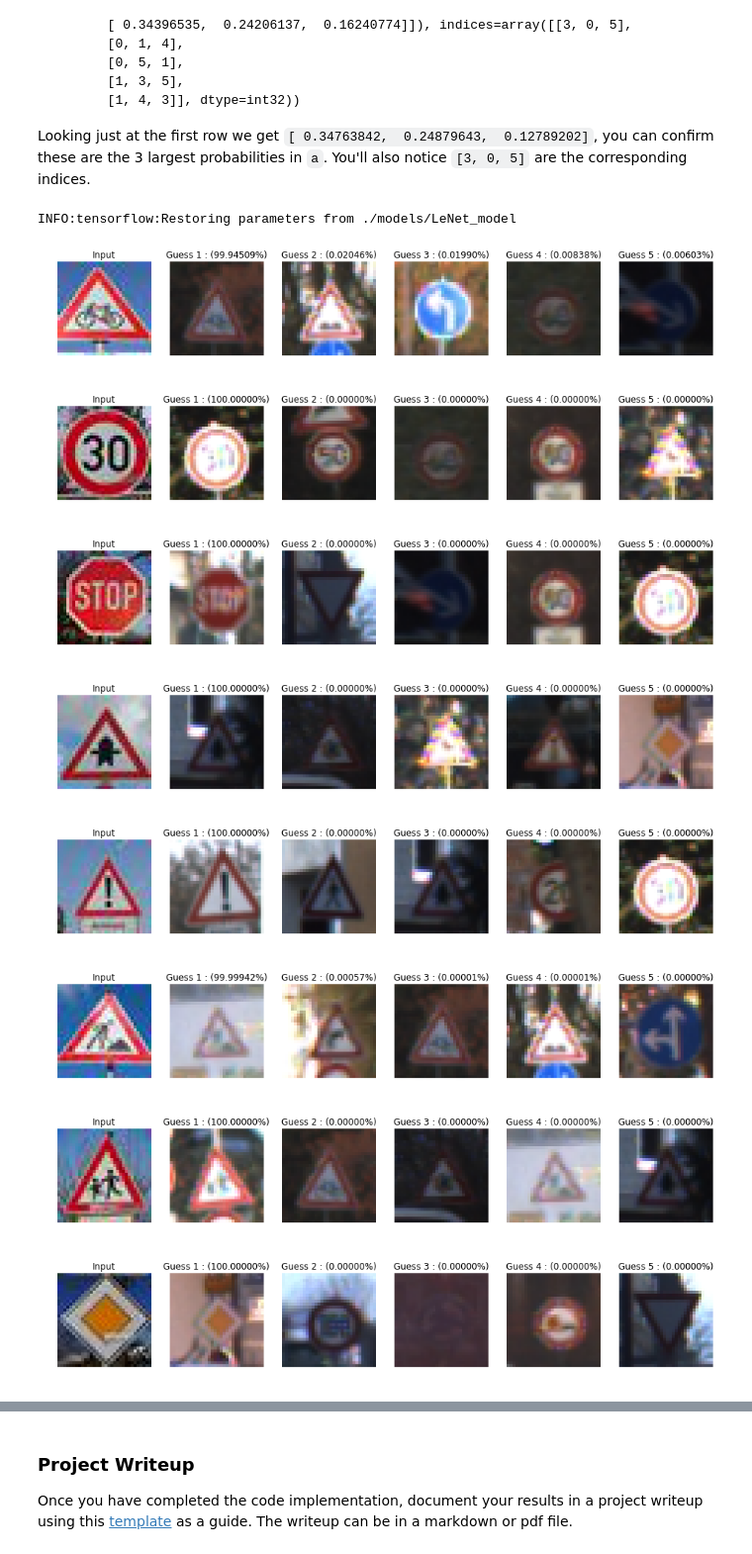
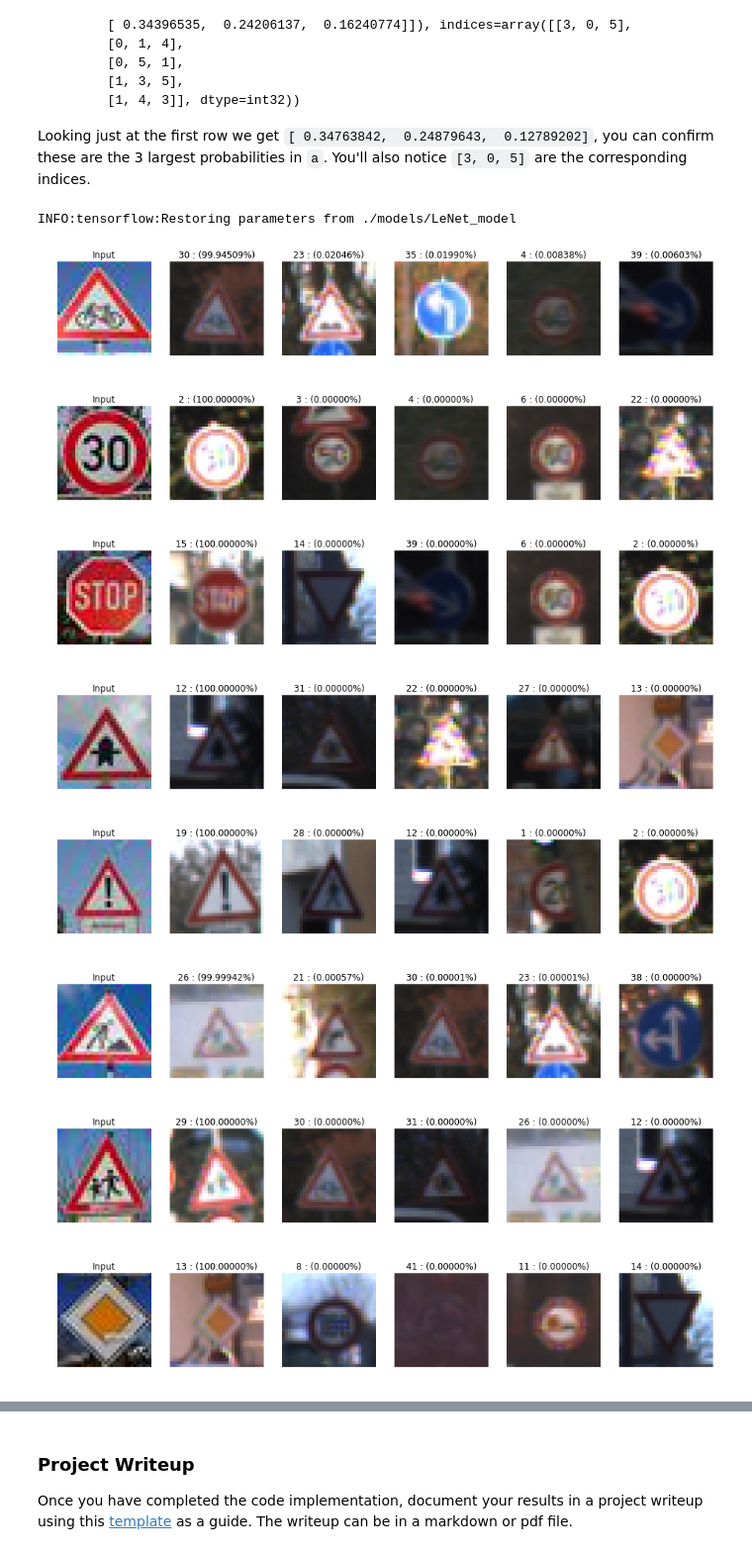
Before and after one commit to x327397818/UDC-Term1-project2, a Jupyter notebook: Traffic_Sign_Classifier.ipynb, the cells around one changed output, grey strips where cells are left out. Shown: that part at 99% size. Saved outputs shown, nothing was run; the diff lists cells and outputs as text; code cells hidden in the pictures.

```diff
--- a/Traffic_Sign_Classifier.ipynb
+++ b/Traffic_Sign_Classifier.ipynb
@@ -574,39 +611,40 @@ def plot_figures(figures, nrows = 1, ncols=1, labels=None):
         axs[index].imshow(figures[title], plt.gray())
         if(labels != None):
            axs[index].set_title(labels[index])
         else:
             axs[index].set_title(title)
 
         axs[index].set_axis_off()
 
 with tf.Session() as sess:
     sess.run(tf.global_variables_initializer())
     saver.restore(sess, ModelSave)
 
     my_top_k = sess.run(top_k, feed_dict={x: myimg_processed, keep_prob:1.0})
 
+    #print(my_top_k)
 
 
     for i in range(9):
         fig, axs = plt.subplots(1,6, figsize=(16, 16))
         axs = axs.ravel()
         axs[0].axis('off')
         axs[0].imshow(myimg[i])
         axs[0].set_title("Input")
 
         for j in range(k_size):
             axs[j+1].axis('off')
             axs[j+1].imshow(X_valid[np.argwhere(y_valid == my_top_k[1][i][j])[0]].squeeze())
-            axs[j+1].set_title('Guess {} : ({:.5f}%)'.format(j+1, 100*my_top_k[0][i][j]))
+            axs[j+1].set_title('{} : ({:.5f}%)'.format(my_top_k[1][i][j]+1, 100*my_top_k[0][i][j]))
 
         plt.show()
 # %% [output]
 INFO:tensorflow:Restoring parameters from ./models/LeNet_model
-[figure, old version]
+[figure, new version]
-[figure, old version]
+[figure, new version]
-[figure, old version]
+[figure, new version]
-[figure, old version]
+[figure, new version]
-[figure, old version]
+[figure, new version]
-[figure, old version]
+[figure, new version]
-[figure, old version]
+[figure, new version]
-[figure, old version]
+[figure, new version]
```
Also changed, not shown: parts of 7 cells of this notebook, 33 other files.
